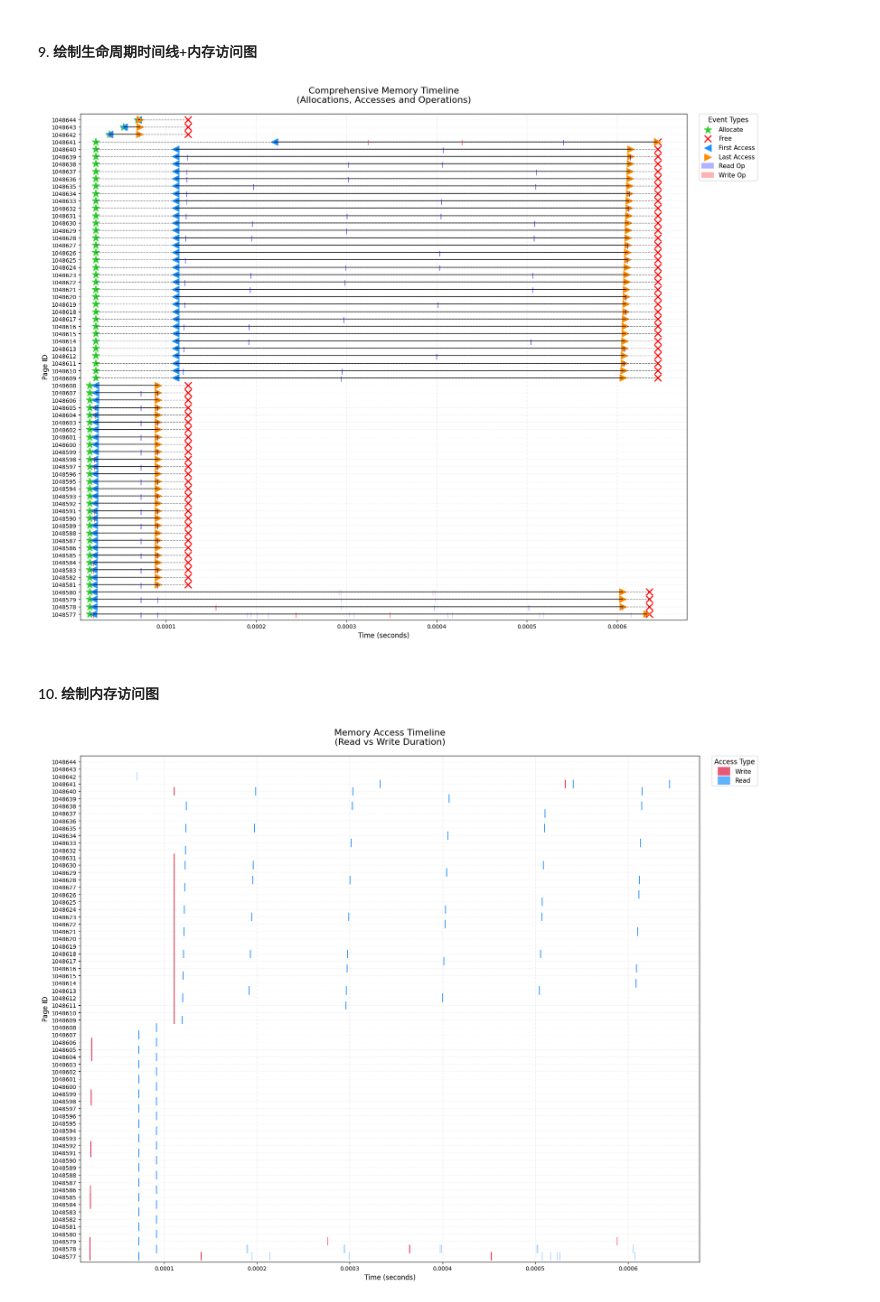
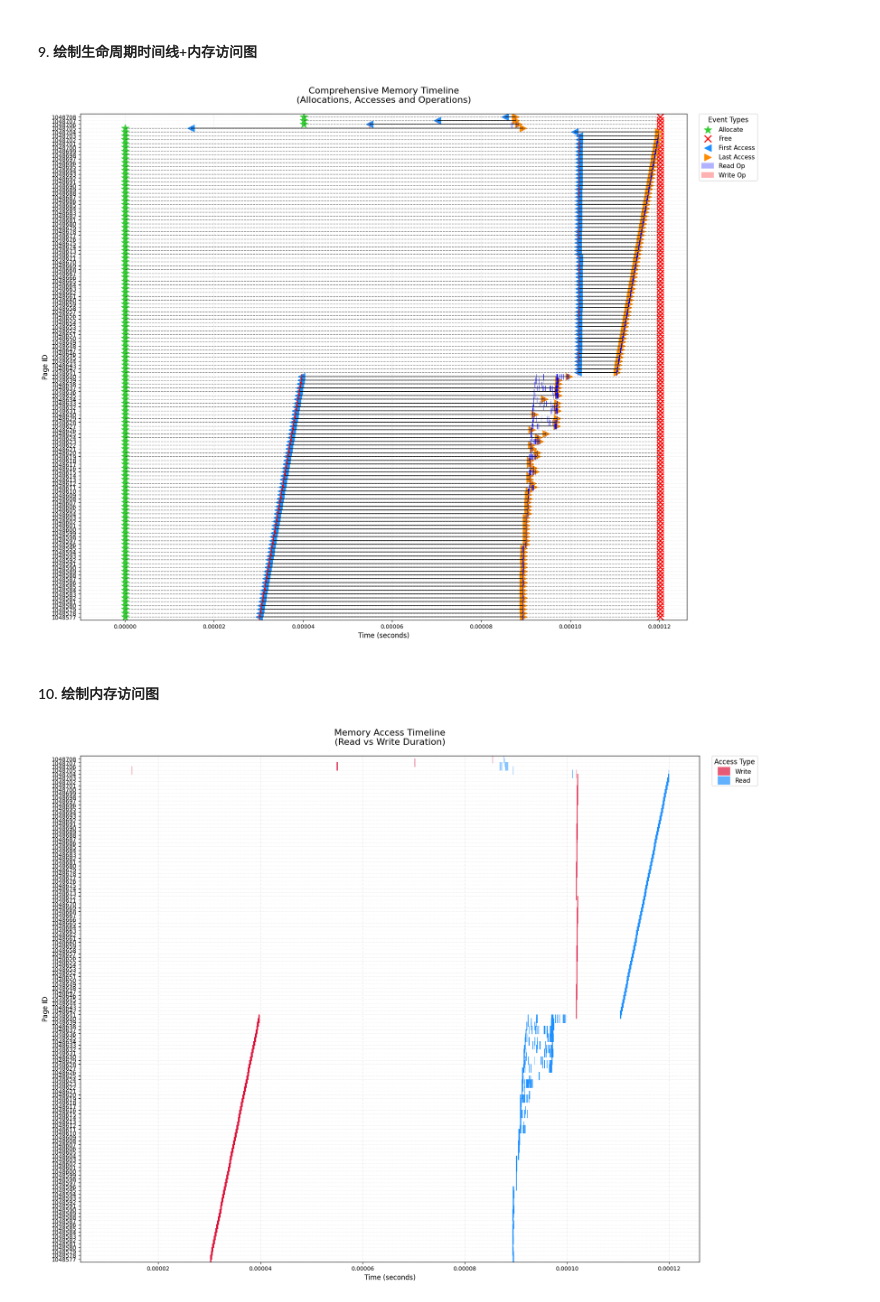
Before and after one commit to jianqiao673/mgpusim, a Jupyter notebook: plot/mem_timeline.ipynb, the cells around one changed output. Cells and saved outputs as stored; diff of their text form; code cells hidden in the pictures.

Commit message:
update simpleconvolution kernel to save memory

```diff
--- a/plot/mem_timeline.ipynb
+++ b/plot/mem_timeline.ipynb
@@ -10,7 +11,7 @@ import pandas as pd
 from sqlalchemy import create_engine
 
 # 使用SQLAlchemy连接
-engine = create_engine('sqlite:///data/kmeans/2_save_memory_sort.sqlite3')  # 注意路径格式：sqlite:///
+engine = create_engine('sqlite:///data/simpleconvolution/1_save_memory.sqlite3')  # 注意路径格式：sqlite:///
 df = pd.read_sql_table('trace', engine)
 print(df.columns)
 print(df.head())
@@ -599,7 +599,7 @@ timeline_access_path = os.path.join(results_dir, 'memory_timeline_access.png')
 plt.savefig(timeline_access_path, dpi=300, bbox_inches='tight')
 plt.show()
 # %% [output]
-[figure, old version]
+[figure, new version]
 # %% [markdown]
 #### 10. 绘制内存访问图
 # %%
@@ -665,31 +665,34 @@ plt.title('Memory Access Timeline\n(Read vs Write Duration)', fontsize=16, pad=2
 # 调整坐标轴范围
 min_time = rw_df['StartTime'].min()
 max_time = rw_df['EndTime'].max()
 plt.xlim(left=min_time - 0.00001, right=max_time * 1.05)
 plt.ylim(bottom=-0.8, top=len(all_pages) - 0.2)
 
 # 添加网格线
 plt.grid(True, axis='x', linestyle=':', alpha=0.5)
 plt.grid(True, axis='y', linestyle=':', alpha=0.3)
 
 # 自定义图例（避免重复）
 handles, labels = plt.gca().get_legend_handles_labels()
 unique_labels = dict(zip(labels, handles))  # 去重
 plt.legend(
     unique_labels.values(),
     unique_labels.keys(),
     bbox_to_anchor=(1.02, 1),
     loc='upper left',
     borderaxespad=0.,
     frameon=True,
     fontsize=11,
     title='Access Type',
     title_fontsize=12
 )
 
 # 调整布局
 plt.subplots_adjust(right=0.85)
 plt.tight_layout()
+
+memory_access_path = os.path.join(results_dir, 'memory_access.png')
+plt.savefig(timeline_access_path, dpi=300, bbox_inches='tight')
 plt.show()
 # %% [output]
-[figure, old version]
+[figure, new version]
```
Also changed, not shown: parts of 9 cells of this notebook, 2 other files.
